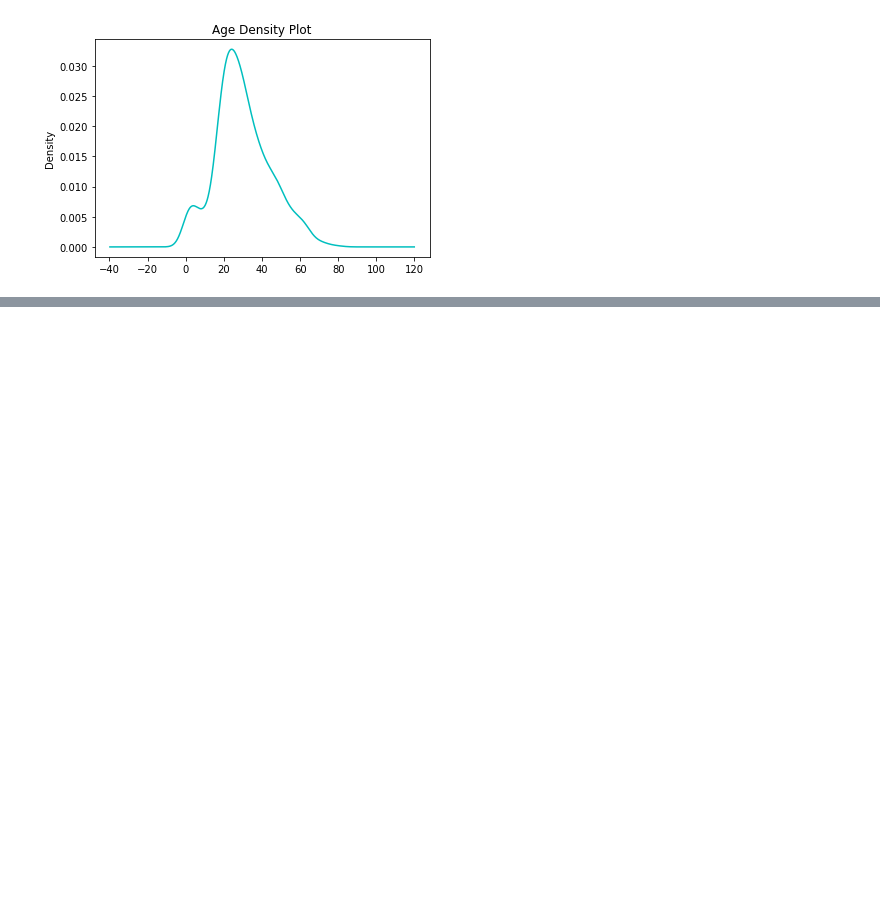
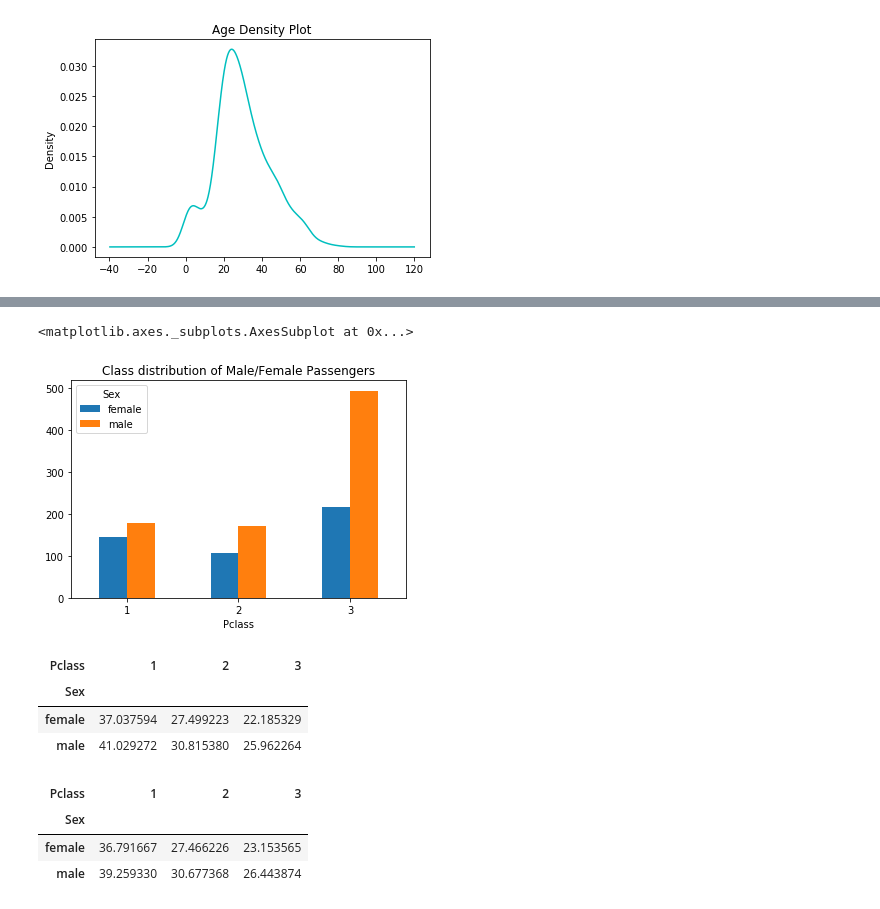
Before and after one commit to zeusari/Machine-Learning, a Jupyter notebook: notebooks/exploring-processing_data.ipynb, the cells around one changed output, grey strips where cells are left out. Drawn from its saved outputs; the diff is of its cells as text; code cells hidden in the pictures; blank space fills up the shorter version.

```diff
--- a/notebooks/exploring-processing_data.ipynb
+++ b/notebooks/exploring-processing_data.ipynb
@@ -345,0 +425,19 @@ df.Age.plot(kind='kde', rot=0, title='Age Density Plot', color='c')
+# %%
+pd.crosstab(df.Pclass, df.Sex).plot(kind='bar', title='Class distribution of Male/Female Passengers', rot=0)
+# %% [output]
+<matplotlib.axes._subplots.AxesSubplot at 0x...>
+[figure, added]
+# %%
+df.pivot_table(index='Sex', columns='Pclass', values='Age', aggfunc='mean')
+# %% [output]
+| Pclass | 1 | 2 | 3 |
+| Sex |  |  |  |
+| female | 37.037594 | 27.499223 | 22.185329 |
+| male | 41.029272 | 30.815380 | 25.962264 |
+# %%
+df.groupby(['Sex','Pclass']).Age.mean().unstack()
+# %% [output]
+| Pclass | 1 | 2 | 3 |
+| Sex |  |  |  |
+| female | 36.791667 | 27.466226 | 23.153565 |
+| male | 39.259330 | 30.677368 | 26.443874 |
```
Also changed, not shown: parts of 51 cells of this notebook.
